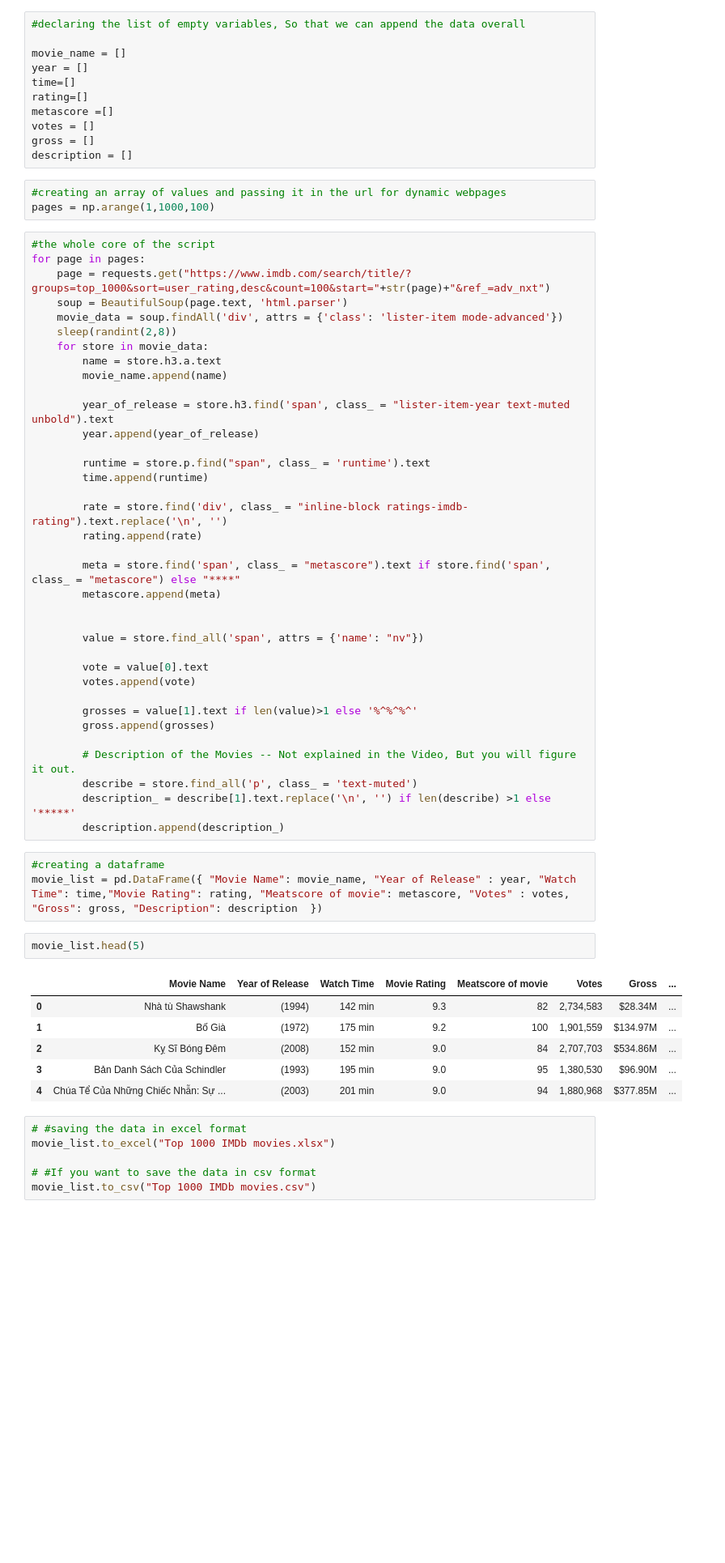
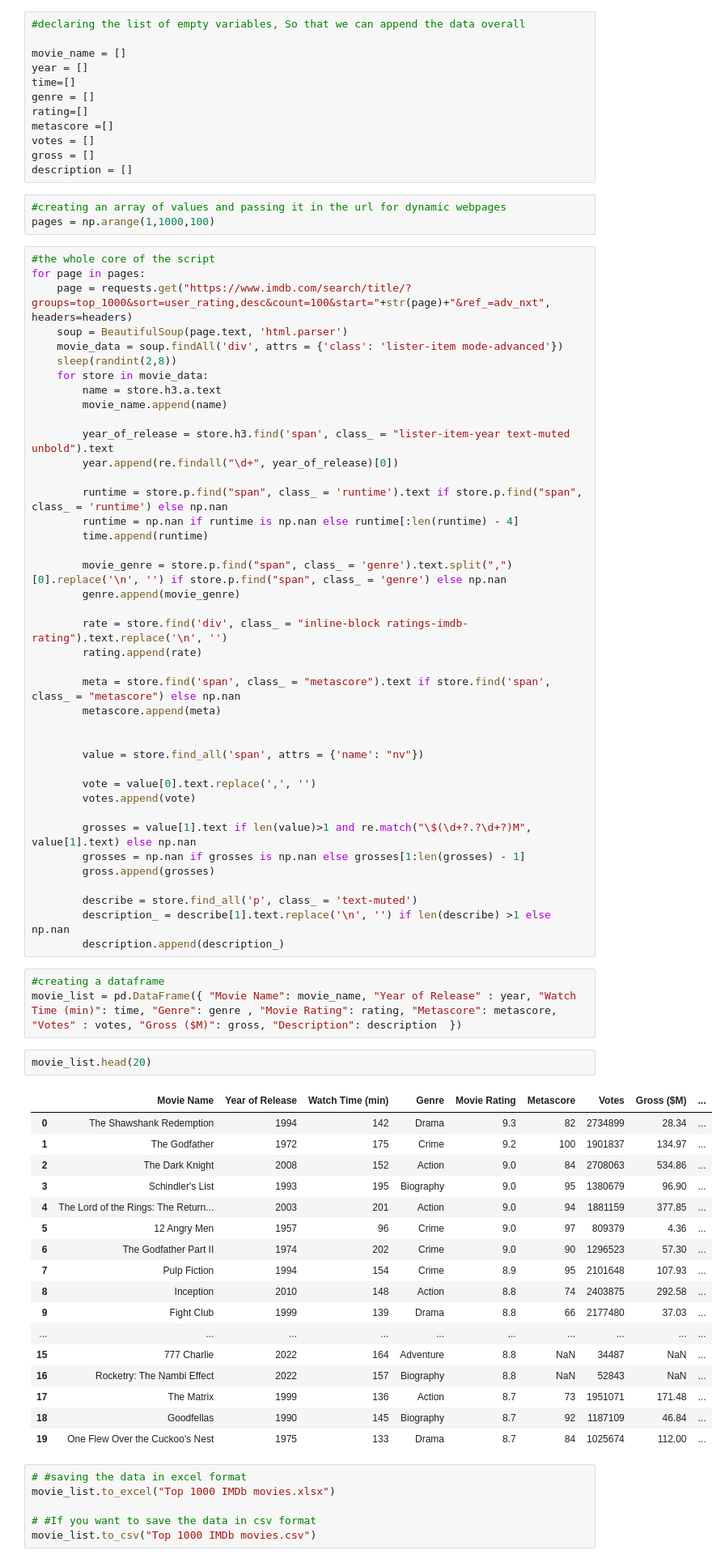
Before and after one commit to Skywoodthefifth/Web-Scraping, a Jupyter notebook: Test.ipynb, the cells around one changed output. Shown at 81% size. Cells and saved outputs as stored; diff of their text form; blank space fills up the shorter version.

```diff
--- a/Test.ipynb
+++ b/Test.ipynb
@@ -15,6 +16,7 @@ headers = {"Accept-Language": "en-US,en;q=0.5"}
 movie_name = []
 year = []
 time=[]
+genre = []
 rating=[]
 metascore =[]
 votes = []
@@ -26,7 +28,7 @@ pages = np.arange(1,1000,100)
 # %%
 #the whole core of the script
 for page in pages:
-    page = requests.get("https://www.imdb.com/search/title/?groups=top_1000&sort=user_rating,desc&count=100&start="+str(page)+"&ref_=adv_nxt")
+    page = requests.get("https://www.imdb.com/search/title/?groups=top_1000&sort=user_rating,desc&count=100&start="+str(page)+"&ref_=adv_nxt", headers=headers)
     soup = BeautifulSoup(page.text, 'html.parser')
     movie_data = soup.findAll('div', attrs = {'class': 'lister-item mode-advanced'})
     sleep(randint(2,8))
@@ -35,42 +37,57 @@ for page in pages:
         movie_name.append(name)
 
         year_of_release = store.h3.find('span', class_ = "lister-item-year text-muted unbold").text
-        year.append(year_of_release)
+        year.append(re.findall("\d+", year_of_release)[0])
 
-        runtime = store.p.find("span", class_ = 'runtime').text
+        runtime = store.p.find("span", class_ = 'runtime').text if store.p.find("span", class_ = 'runtime') else np.nan
+        runtime = np.nan if runtime is np.nan else runtime[:len(runtime) - 4]
         time.append(runtime)
+
+        movie_genre = store.p.find("span", class_ = 'genre').text.split(",")[0].replace('\n', '') if store.p.find("span", class_ = 'genre') else np.nan
+        genre.append(movie_genre)
 
         rate = store.find('div', class_ = "inline-block ratings-imdb-rating").text.replace('\n', '')
         rating.append(rate)
 
-        meta = store.find('span', class_ = "metascore").text if store.find('span', class_ = "metascore") else "****"
+        meta = store.find('span', class_ = "metascore").text if store.find('span', class_ = "metascore") else np.nan
         metascore.append(meta)
 
 
         value = store.find_all('span', attrs = {'name': "nv"})
 
-        vote = value[0].text
+        vote = value[0].text.replace(',', '')
         votes.append(vote)
 
-        grosses = value[1].text if len(value)>1 else '%^%^%^'
+        grosses = value[1].text if len(value)>1 and re.match("\$(\d+?.?\d+?)M", value[1].text) else np.nan
+        grosses = np.nan if grosses is np.nan else grosses[1:len(grosses) - 1]
         gross.append(grosses)
 
-        # Description of the Movies -- Not explained in the Video, But you will figure it out.
         describe = store.find_all('p', class_ = 'text-muted')
-        description_ = describe[1].text.replace('\n', '') if len(describe) >1 else '*****'
+        description_ = describe[1].text.replace('\n', '') if len(describe) >1 else np.nan
         description.append(description_)
 # %%
 #creating a dataframe
-movie_list = pd.DataFrame({ "Movie Name": movie_name, "Year of Release" : year, "Watch Time": time,"Movie Rating": rating, "Meatscore of movie": metascore, "Votes" : votes, "Gross": gross, "Description": description  })
+movie_list = pd.DataFrame({ "Movie Name": movie_name, "Year of Release" : year, "Watch Time (min)": time, "Genre": genre , "Movie Rating": rating, "Metascore": metascore, "Votes" : votes, "Gross ($M)": gross, "Description": description  })
 # %%
-movie_list.head(5)
+movie_list.head(20)
 # %% [output]
-|  | Movie Name | Year of Release | Watch Time | Movie Rating | Meatscore of movie | Votes | Gross | ... |
-| 0 | Nhà tù Shawshank | (1994) | 142 min | 9.3 | 82 | 2,734,583 | $28.34M | ... |
-| 1 | Bố Già | (1972) | 175 min | 9.2 | 100 | 1,901,559 | $134.97M | ... |
-| 2 | Kỵ Sĩ Bóng Đêm | (2008) | 152 min | 9.0 | 84 | 2,707,703 | $534.86M | ... |
-| 3 | Bản Danh Sách Của Schindler | (1993) | 195 min | 9.0 | 95 | 1,380,530 | $96.90M | ... |
-| 4 | Chúa Tể Của Những Chiếc Nhẫn: Sự ... | (2003) | 201 min | 9.0 | 94 | 1,880,968 | $377.85M | ... |
+|  | Movie Name | Year of Release | Watch Time (min) | Genre | Movie Rating | Metascore | Votes | Gross ($M) | ... |
+| 0 | The Shawshank Redemption | 1994 | 142 | Drama | 9.3 | 82 | 2734899 | 28.34 | ... |
+| 1 | The Godfather | 1972 | 175 | Crime | 9.2 | 100 | 1901837 | 134.97 | ... |
+| 2 | The Dark Knight | 2008 | 152 | Action | 9.0 | 84 | 2708063 | 534.86 | ... |
+| 3 | Schindler's List | 1993 | 195 | Biography | 9.0 | 95 | 1380679 | 96.90 | ... |
+| 4 | The Lord of the Rings: The Return... | 2003 | 201 | Action | 9.0 | 94 | 1881159 | 377.85 | ... |
+| 5 | 12 Angry Men | 1957 | 96 | Crime | 9.0 | 97 | 809379 | 4.36 | ... |
+| 6 | The Godfather Part II | 1974 | 202 | Crime | 9.0 | 90 | 1296523 | 57.30 | ... |
+| 7 | Pulp Fiction | 1994 | 154 | Crime | 8.9 | 95 | 2101648 | 107.93 | ... |
+| 8 | Inception | 2010 | 148 | Action | 8.8 | 74 | 2403875 | 292.58 | ... |
+| 9 | Fight Club | 1999 | 139 | Drama | 8.8 | 66 | 2177480 | 37.03 | ... |
+| ... | ... | ... | ... | ... | ... | ... | ... | ... | ... |
+| 15 | 777 Charlie | 2022 | 164 | Adventure | 8.8 | NaN | 34487 | NaN | ... |
+| 16 | Rocketry: The Nambi Effect | 2022 | 157 | Biography | 8.8 | NaN | 52843 | NaN | ... |
+| 17 | The Matrix | 1999 | 136 | Action | 8.7 | 73 | 1951071 | 171.48 | ... |
+| 18 | Goodfellas | 1990 | 145 | Biography | 8.7 | 92 | 1187109 | 46.84 | ... |
+| 19 | One Flew Over the Cuckoo's Nest | 1975 | 133 | Drama | 8.7 | 84 | 1025674 | 112.00 | ... |
 # %%
 # #saving the data in excel format
 movie_list.to_excel("Top 1000 IMDb movies.xlsx")
```
Also changed, not shown: parts of 9 cells of this notebook, 4 other files.
